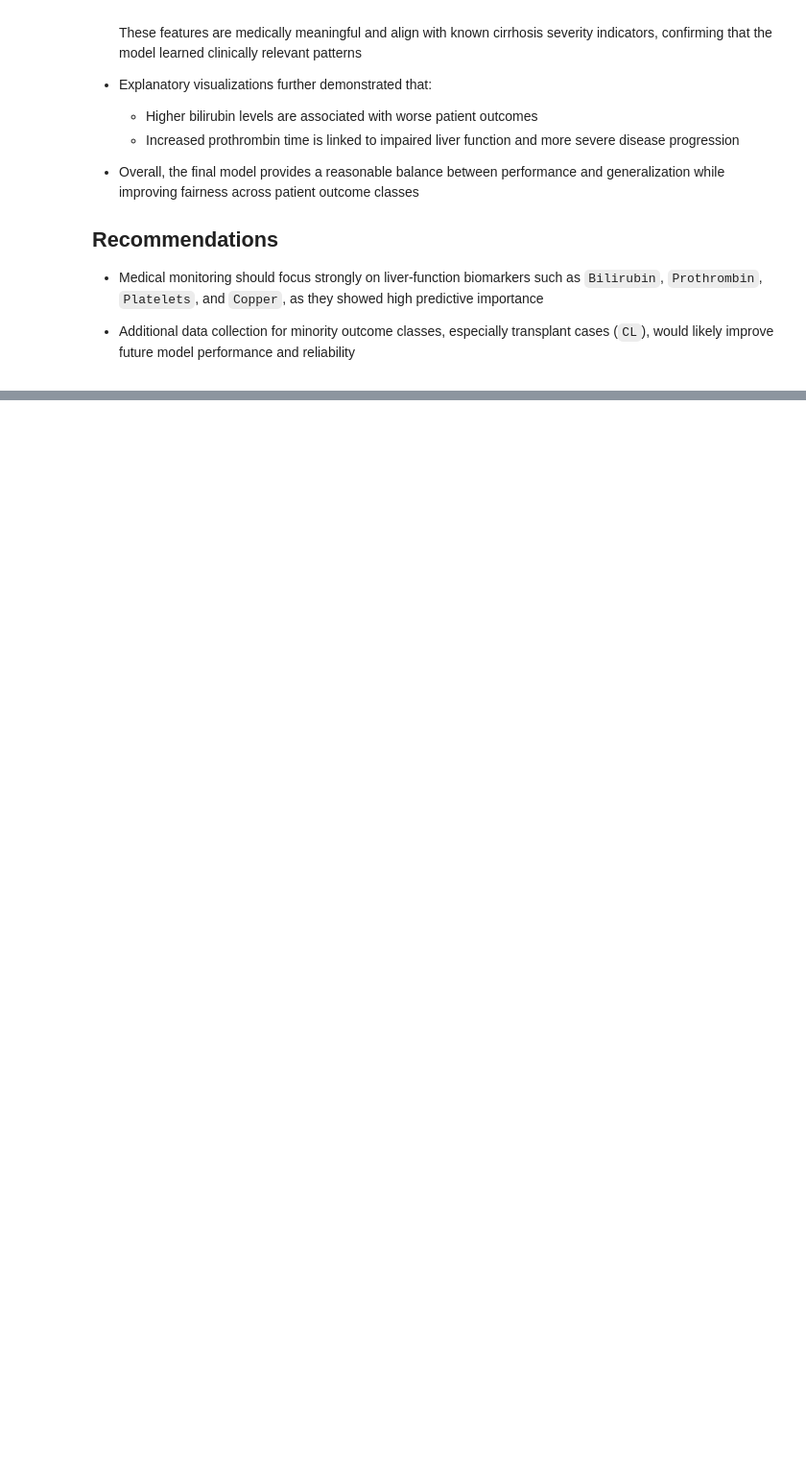
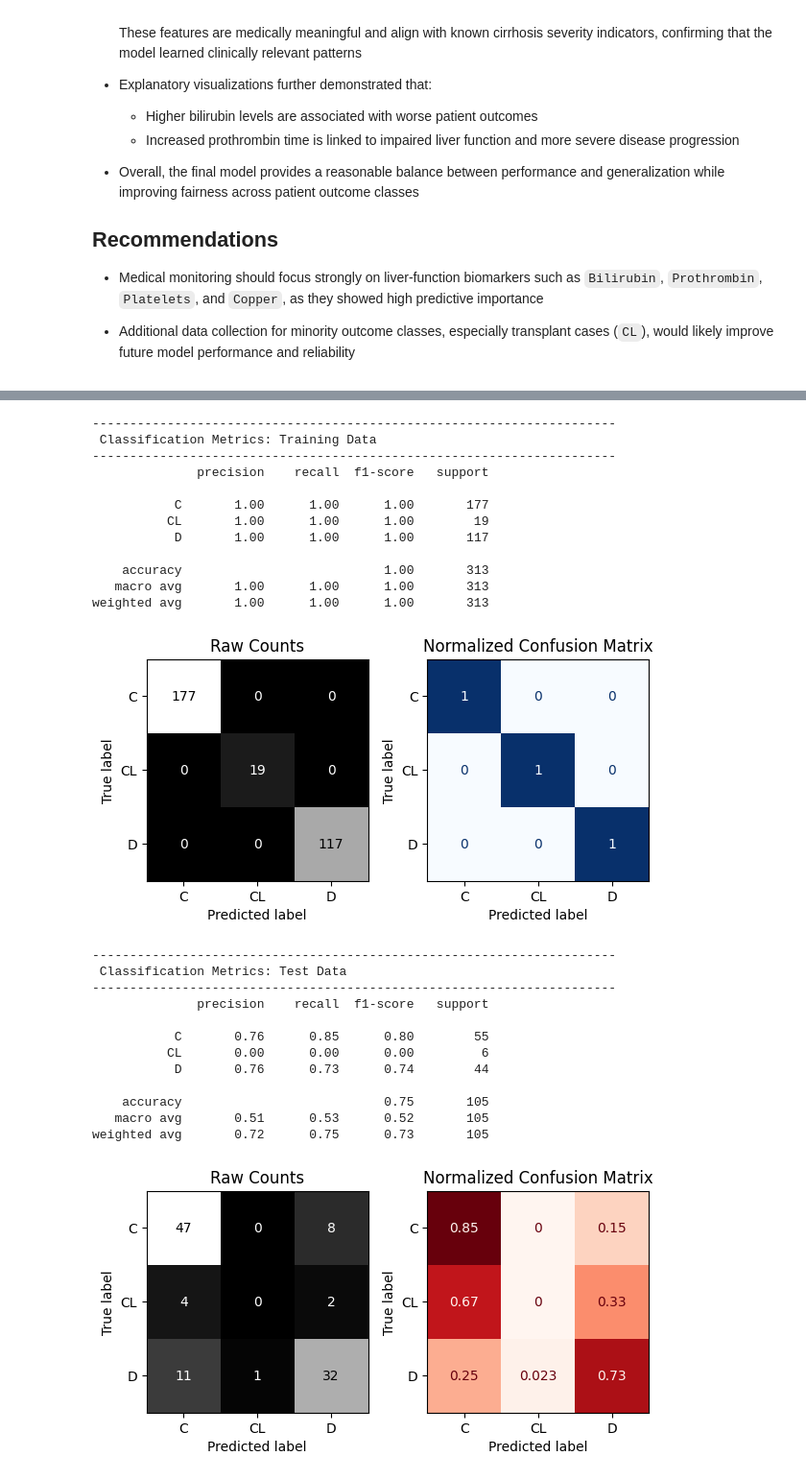
Before and after one commit to Maryam-Skaik/cirrhosis-outcome-prediction, a Jupyter notebook: notebook/cirrhosis-prediction-classification-project.ipynb, the cells around one changed output, grey strips where cells are left out. Shown at 96% size. Drawn from its saved outputs; the diff is of its cells as text; code cells hidden in the pictures; blank space fills up the shorter version.

```diff
--- a/notebook/cirrhosis-prediction-classification-project.ipynb
+++ b/notebook/cirrhosis-prediction-classification-project.ipynb
@@ -1023,0 +1142,6 @@ plt.show()
+# %%
+train_clusters = kmeans.predict(X_train_processed)
+test_clusters = kmeans.predict(X_test_processed)
+# %%
+X_train_final = np.hstack([X_train_processed, train_clusters.reshape(-1, 1)])
+X_test_final = np.hstack([X_test_processed, test_clusters.reshape(-1, 1)])
@@ -1023,0 +1153,29 @@ plt.show()
+# %%
+evaluate_classification(model, X_train_final, y_train, X_test_final, y_test)
+# %% [output]
+----------------------------------------------------------------------
+ Classification Metrics: Training Data
+----------------------------------------------------------------------
+              precision    recall  f1-score   support
+
+           C       1.00      1.00      1.00       177
+          CL       1.00      1.00      1.00        19
+           D       1.00      1.00      1.00       117
+
+    accuracy                           1.00       313
+   macro avg       1.00      1.00      1.00       313
+weighted avg       1.00      1.00      1.00       313
+[figure, added]
+----------------------------------------------------------------------
+ Classification Metrics: Test Data
+----------------------------------------------------------------------
+              precision    recall  f1-score   support
+
+           C       0.76      0.85      0.80        55
+          CL       0.00      0.00      0.00         6
+           D       0.76      0.73      0.74        44
+
+    accuracy                           0.75       105
+   macro avg       0.51      0.53      0.52       105
+weighted avg       0.72      0.75      0.73       105
+[figure, added]
```
Also changed, not shown: parts of 43 cells of this notebook.
